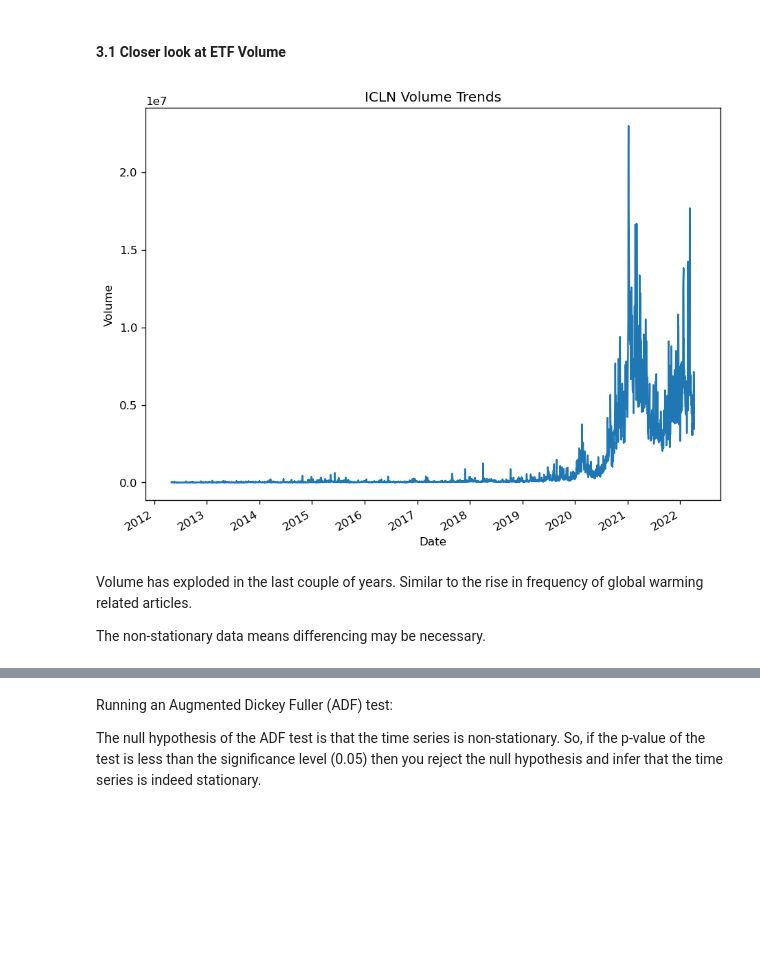
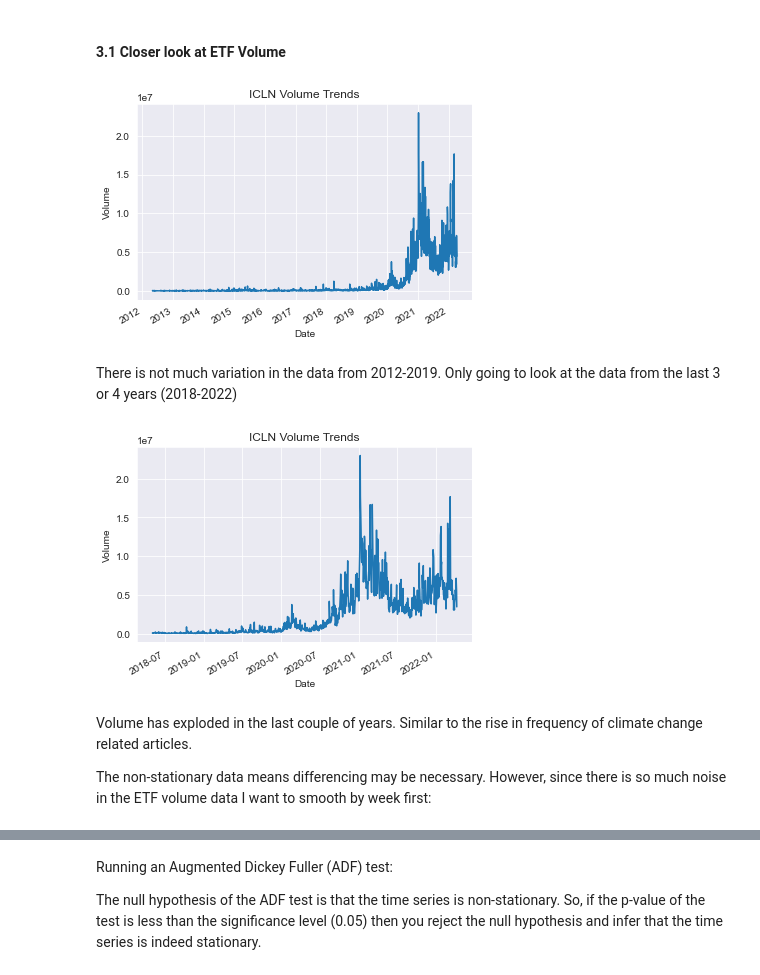
Before and after one commit to tessarwaters/my-ga-repo, a Jupyter notebook: Final_Project/Waters_Theresa_Capstone.ipynb, the cells around one changed output, grey strips where cells are left out. Drawn from its saved outputs; the diff is of its cells as text; code cells hidden in the pictures; blank space fills up the shorter version.

```diff
--- a/Final_Project/Waters_Theresa_Capstone.ipynb
+++ b/Final_Project/Waters_Theresa_Capstone.ipynb
@@ -1969,5 +1987,5 @@ modified_gw.rename(columns = {'date':'article_count'}, inplace=True)
 # %%
-modified_gw.rename(columns = {'index':'date'}, inplace=True)
-modified_gw
+modified_topic.rename(columns = {'index':'date'}, inplace=True)
+modified_topic
 # %% [output]
 |  | date | article_count |
@@ -2037,7 +2055,7 @@ memory usage: 117.5+ KB
 # %% [markdown]
 #### 2.2 Merge NYT and ETF data
 # %%
-etf_gw = pd.merge(modified_etf, modified_gw, on="date", how="left")
-etf_gw
+etf_topic = pd.merge(modified_etf, modified_topic, on="date", how="left")
+etf_topic
 # %% [output]
 |  | date | 1. open | 2. high | 3. low | 4. close | 5. volume | article_count |
@@ -2058,7 +2076,7 @@ etf_gw
 
 # df['DataFrame Column'] = df['DataFrame Column'].fillna(0)
 
-etf_gw['article_count'] = etf_gw['article_count'].fillna(0)
-etf_gw
+etf_topic['article_count'] = etf_topic['article_count'].fillna(0)
+etf_topic
 # %% [output]
 |  | date | 1. open | 2. high | 3. low | 4. close | 5. volume | article_count |
@@ -2083,13 +2101,15 @@ Since I am using article count data as an exogenous variable, I am using SARIMAX
 # %%
 # First need to set date as the index
 
-etf_gw.set_index('date', inplace = True)
+etf_topic.set_index('date', inplace = True)
 # %%
 # Make volume column numeric
-etf_gw['volume'] = pd.to_numeric(etf_gw['5. volume'])
+etf_topic['volume'] = pd.to_numeric(etf_topic['5. volume'])
 
 # Take a look at the trends
 
-etf_gw['volume'].plot(title='ICLN Volume Trends', xlabel='Date', ylabel='Volume');
+etf_topic['volume'].plot(title='ICLN Volume Trends', xlabel='Date', ylabel='Volume');
 # %% [output]
-[figure, old version]
+[figure, new version]
+# %% [markdown]
+There is not much variation in the data from 2012-2019. Only going to look at the data from the last 3 or 4 years (2018-2022)
@@ -2096,4 +2118,8 @@ etf_gw['volume'].plot(title='ICLN Volume Trends', xlabel='Date', ylabel='Volume'
+# %%
+etf_topic_4['volume'].plot(title='ICLN Volume Trends', xlabel='Date', ylabel='Volume');
+# %% [output]
+[figure, added]
 # %% [markdown]
-Volume has exploded in the last couple of years. Similar to the rise in frequency of global warming related articles.
+Volume has exploded in the last couple of years. Similar to the rise in frequency of climate change related articles.
 
-The non-stationary data means differencing may be necessary.
+The non-stationary data means differencing may be necessary. However, since there is so much noise in the ETF volume data I want to smooth by week first:
```
Also changed, not shown: parts of 113 cells of this notebook.
